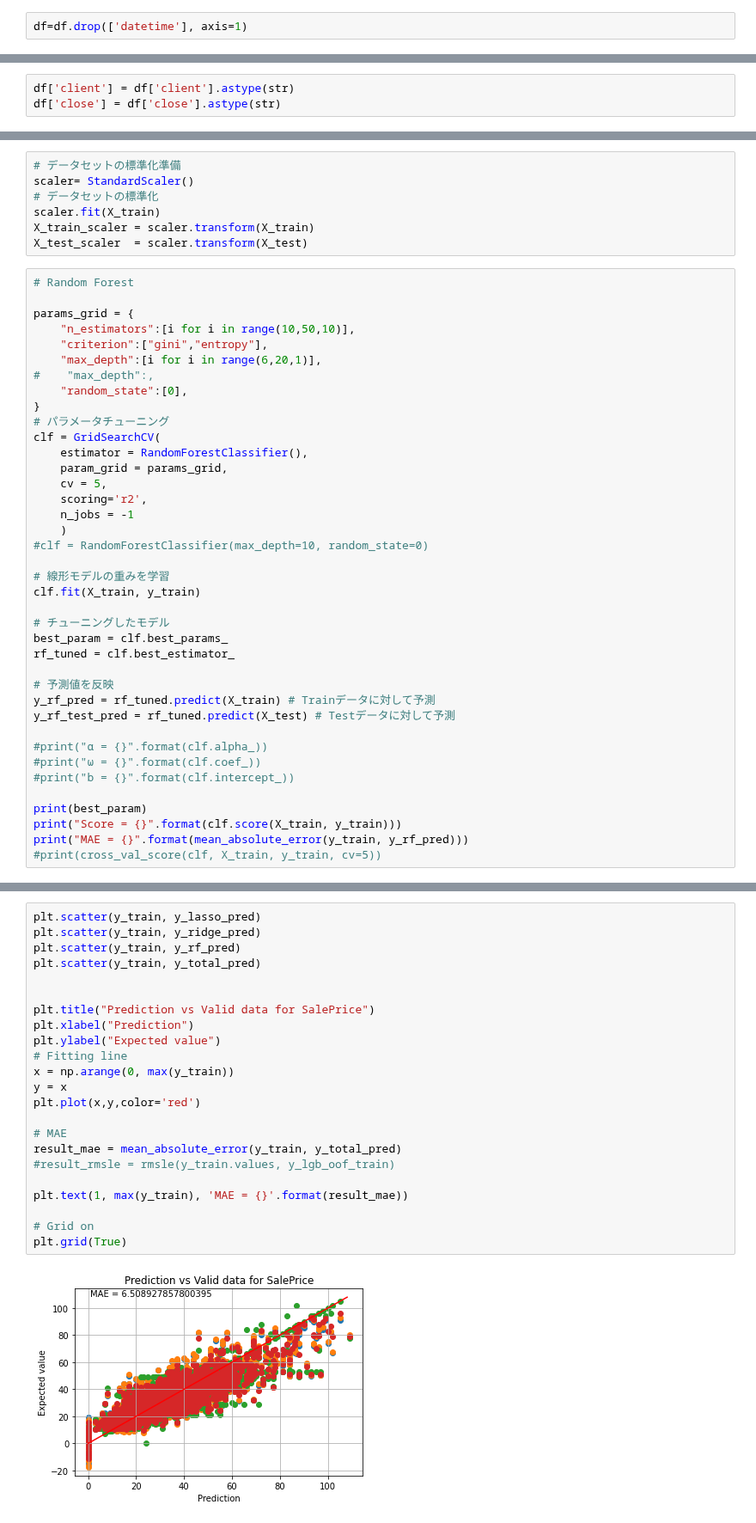
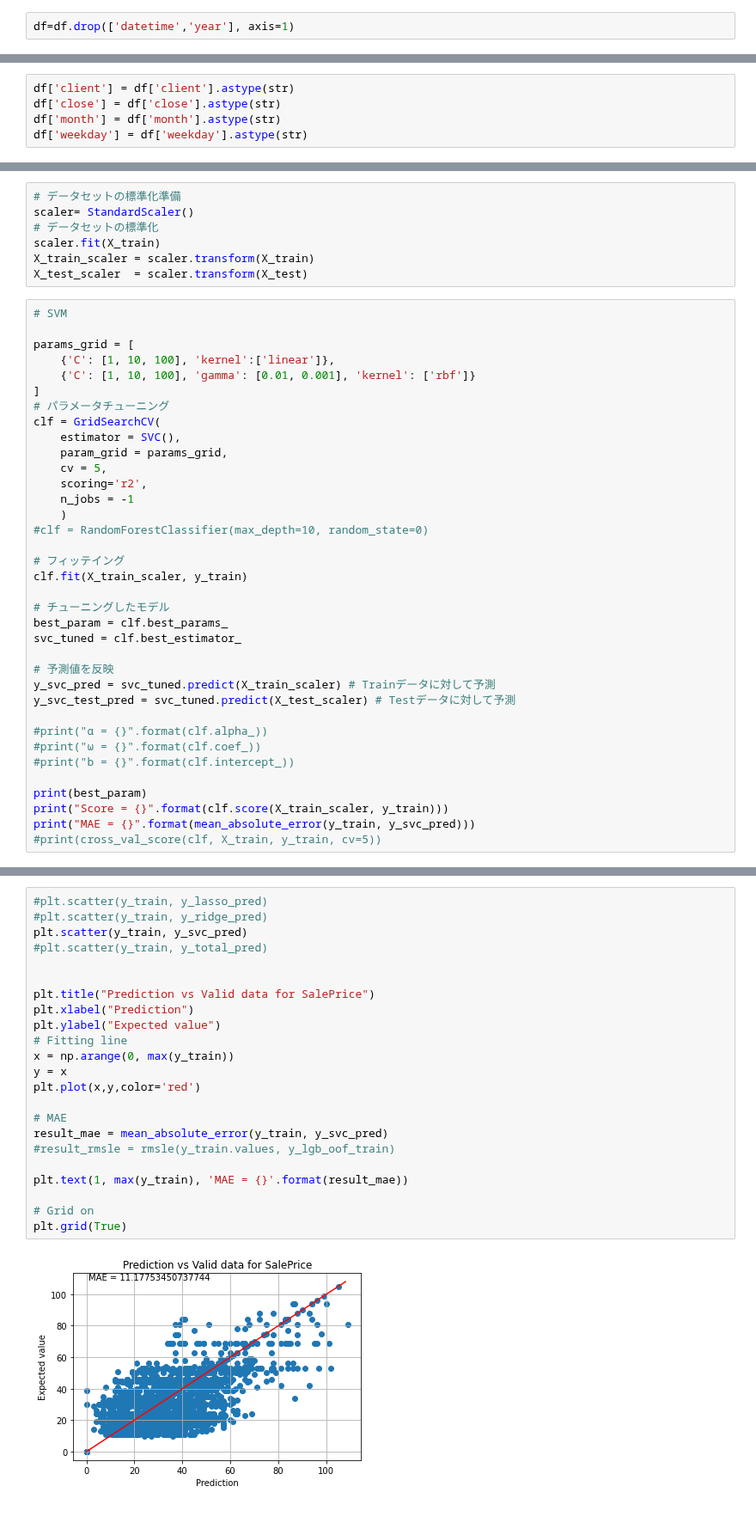
Before and after one commit to RooibosGood/signate, a Jupyter notebook: AppleHikkoshi/applehikkoshi.ipynb, the cells around one changed output, grey strips where cells are left out. Shown at 86% size. Drawn from its saved outputs; the diff is of its cells as text.

```diff
--- a/AppleHikkoshi/applehikkoshi.ipynb
+++ b/AppleHikkoshi/applehikkoshi.ipynb
@@ -62,7 +63,7 @@ df['month'] = df['datetime'].dt.month
 df['day'] = df['datetime'].dt.day
 df['weekday'] = df['datetime'].dt.weekday
 # %%
-df=df.drop(['datetime'], axis=1)
+df=df.drop(['datetime','year'], axis=1)
 # %%
 df.info()
 # %% [output]
@@ -85,6 +85,8 @@ memory usage: 192.7 KB
 # %%
 df['client'] = df['client'].astype(str)
 df['close'] = df['close'].astype(str)
+df['month'] = df['month'].astype(str)
+df['weekday'] = df['weekday'].astype(str)
 # %%
 #divide dataset into two parts(categorical, contineous)
 categorical, numerical = [],[]
@@ -208,18 +222,15 @@ scaler.fit(X_train)
 X_train_scaler = scaler.transform(X_train)
 X_test_scaler  = scaler.transform(X_test)
 # %%
-# Random Forest
+# SVM
 
-params_grid = {
-    "n_estimators":[i for i in range(10,50,10)],
-    "criterion":["gini","entropy"],
-    "max_depth":[i for i in range(6,20,1)],
-#    "max_depth":,
-    "random_state":[0],
-}
+params_grid = [
+    {'C': [1, 10, 100], 'kernel':['linear']},
+    {'C': [1, 10, 100], 'gamma': [0.01, 0.001], 'kernel': ['rbf']}
+]
 # パラメータチューニング
 clf = GridSearchCV(
-    estimator = RandomForestClassifier(),
+    estimator = SVC(),
     param_grid = params_grid,
     cv = 5,
     scoring='r2',
@@ -227,23 +238,23 @@ clf = GridSearchCV(
     )
 #clf = RandomForestClassifier(max_depth=10, random_state=0)
 
-# 線形モデルの重みを学習
-clf.fit(X_train, y_train)
+# フィッテイング
+clf.fit(X_train_scaler, y_train)
 
 # チューニングしたモデル
 best_param = clf.best_params_
-rf_tuned = clf.best_estimator_
+svc_tuned = clf.best_estimator_
 
 # 予測値を反映
-y_rf_pred = rf_tuned.predict(X_train) # Trainデータに対して予測
-y_rf_test_pred = rf_tuned.predict(X_test) # Testデータに対して予測
+y_svc_pred = svc_tuned.predict(X_train_scaler) # Trainデータに対して予測
+y_svc_test_pred = svc_tuned.predict(X_test_scaler) # Testデータに対して予測
 
 #print("α = {}".format(clf.alpha_))
 #print("ω = {}".format(clf.coef_))
 #print("b = {}".format(clf.intercept_))
 
 print(best_param)
-print("Score = {}".format(clf.score(X_train, y_train)))
-print("MAE = {}".format(mean_absolute_error(y_train, y_rf_pred)))
+print("Score = {}".format(clf.score(X_train_scaler, y_train)))
+print("MAE = {}".format(mean_absolute_error(y_train, y_svc_pred)))
 #print(cross_val_score(clf, X_train, y_train, cv=5))
 # %% [output]
@@ -324,26 +334,26 @@ y_total_pred = (y_lasso_pred + y_ridge_pred + y_rf_pred)/3
 # %%
-plt.scatter(y_train, y_lasso_pred)
-plt.scatter(y_train, y_ridge_pred)
-plt.scatter(y_train, y_rf_pred)
-plt.scatter(y_train, y_total_pred)
+#plt.scatter(y_train, y_lasso_pred)
+#plt.scatter(y_train, y_ridge_pred)
+plt.scatter(y_train, y_svc_pred)
+#plt.scatter(y_train, y_total_pred)
 
 
 plt.title("Prediction vs Valid data for SalePrice")
 plt.xlabel("Prediction")
 plt.ylabel("Expected value")
 # Fitting line
 x = np.arange(0, max(y_train))
 y = x
 plt.plot(x,y,color='red')
 
 # MAE
-result_mae = mean_absolute_error(y_train, y_total_pred)
+result_mae = mean_absolute_error(y_train, y_svc_pred)
 #result_rmsle = rmsle(y_train.values, y_lgb_oof_train)
 
 plt.text(1, max(y_train), 'MAE = {}'.format(result_mae))
 
 # Grid on
 plt.grid(True)
 # %% [output]
-[figure, old version]
+[figure, new version]
 # %%
```
Also changed, not shown: parts of 14 cells of this notebook.
